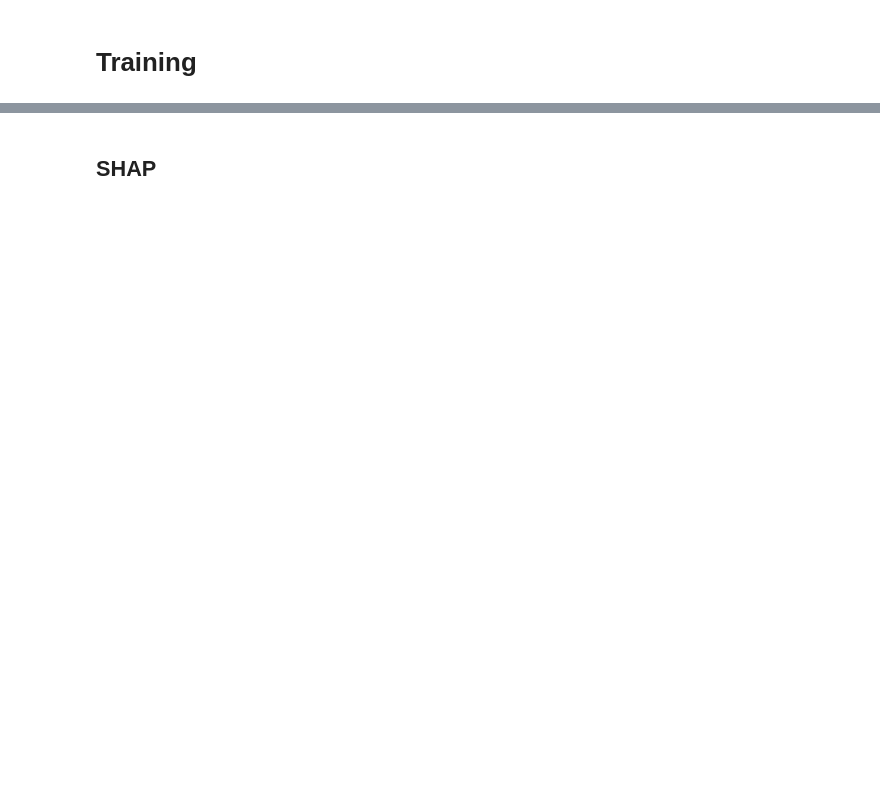
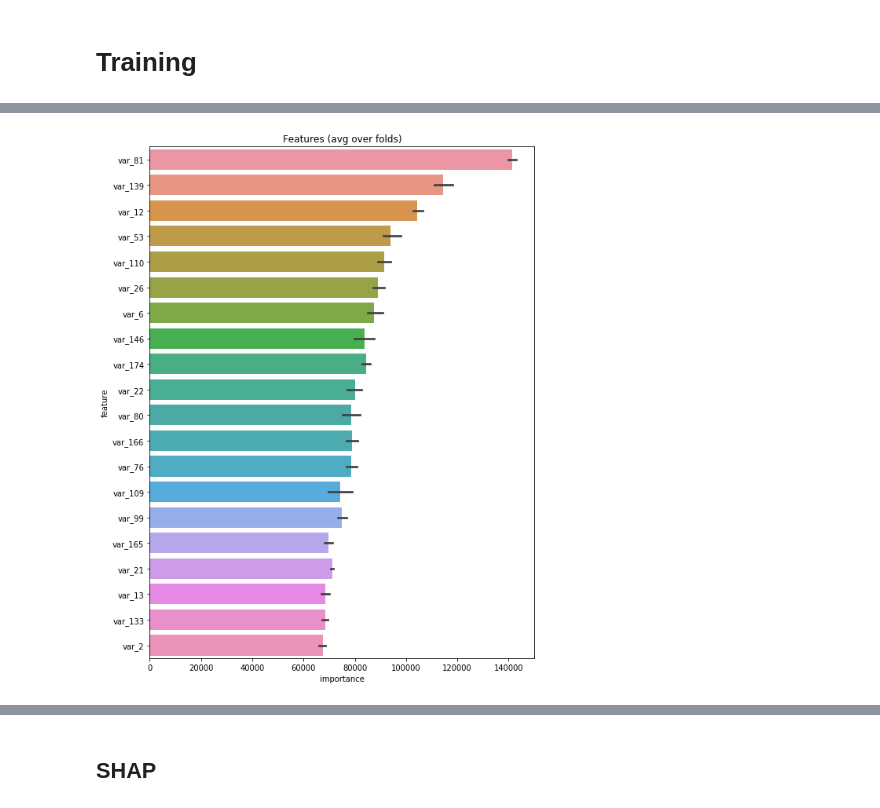
Before and after one commit to mlisovyi/KaggleSantander2019, a Jupyter notebook: Process.ipynb, the cells around one changed output, grey strips where cells are left out. Saved outputs shown, nothing was run; the diff lists cells and outputs as text; code cells hidden in the pictures; blank space fills up the shorter version.

Commit message:
update modelling

```diff
--- a/Process.ipynb
+++ b/Process.ipynb
@@ -64,9 +71,3 @@ df_trn.head()
 | 4 | train_4 | 0 | 9.835938 | -1.483398 | 12.875000 | 6.636719 | 12.273438 | 2.449219 | 5.941406 | 19.250000 | 6.265625 | ... |
 # %% [markdown]
 # FE
-# %%
-def apply_fe(df):
-    return df
-# %%
-df_trn = apply_fe(df_trn)
-df_tst = apply_fe(df_tst)
@@ -72,0 +102,7 @@ df_tst = apply_fe(df_tst)
+# %%
+from sklearn.preprocessing import RobustScaler, StandardScaler, MinMaxScaler
+ss = StandardScaler().fit(df_trn.iloc[:,2:])
+mm = MinMaxScaler().fit(df_trn.iloc[:,2:])
+
+df_trn, knn = apply_fe(df_trn.iloc[:,:], ss=ss, mm=mm, knn_dict={})
+df_tst, _ = apply_fe(df_tst, ss=ss, mm=mm, knn_dict=knn)
@@ -254,3 +362,81 @@ features_not2use = ['ID_code', 'target']
 #     kg.plot_var_for2classes(df_trn, v, bins=50,
 #                             target_name='target')
 #     plt.title(v)
+# %%
+feats = [c for c in df_trn.columns if c not in features_not2use]
+
+n_trn = None
+seed_cv = 31416
+
+mdls = {}
+results = {}
+y_oofs = {}
+fis = {}  # feature importances
+
+mlflow.set_experiment('HP_RS_Stratified')
+
+for name, (mdl, mdl_pars, fit_pars, y_, g_) in mdl_inputs.items():
+    for ps in par_sampler: # par_sampler
+        mdl_pars_ = copy.deepcopy(mdl_pars)
+        mdl_pars_.update(ps)
+        with mlflow.start_run(source_type=SourceType.NOTEBOOK):
+            print('--------------- {} -----------'.format(name))
+            mlflow.set_tag('model_name', name)
+            # Logging
+            for k, v in mdl_pars_.items():
+                mlflow.log_param(k, v)
+            if n_trn is not None:
+                mlflow.log_param('n_trn', n_trn)
+            mlflow.log_param('seed_cv', seed_cv)
+
+            mdl_, perf_eval_, y_oof_, fi_ = train_model_in_CV(
+                mdl,
+                df_trn[feats].iloc[:n_trn, :],
+                y_.iloc[:n_trn],
+                roc_auc_score,
+                metric_args={},
+                model_name=name,
+                opt_parameters_=mdl_pars_,
+                fit_params_=fit_pars,
+                n=n_cv,
+                seed=seed_cv,
+                verbose=2000, groups=g_,
+                mlf=mlflow, mlf_metric_name='AUC'
+            )
+            results[name] = perf_eval_
+            mdls[name] = mdl_
+            y_oofs[name] = y_oof_
+            fis[name] = fi_
+            print_perf_clf(name, perf_eval_)
+
+            # metrics
+            mlflow.log_metric("AUC", perf_eval_['score_i_ave'])
+            mlflow.log_metric("AUC_STD", perf_eval_['score_i_std'])
+#             for i in range(n_cv):
+#                 m = mdls['lgbm_base'][i][1]
+#                 for j in range(m.best_iteration_):
+#                     mlflow.log_metric("AUC_Fold{}".format(i), m.evals_result_['valid_1']['auc'][j])
+            fit_time_ave = np.mean(perf_eval_['fit_time'])
+            if hasattr(mdl_[0][1],'n_estimators'):
+                n_trees_ave = np.nanmean([m[1].n_estimators for m in mdl_])
+            if getattr(mdl_[0][1], 'best_iteration_', None) is not None:
+                n_trees_ave = np.nanmean([m[1].best_iteration_ for m in mdl_])
+            mlflow.log_metric('Time_sec', fit_time_ave)
+            mlflow.log_metric('N_trees', n_trees_ave)
+            mlflow.log_metric('Time_per_tree_msec', fit_time_ave / n_trees_ave * 1000)
+            # artifacts
+            # OOF
+            y_oof_.to_csv('out/oof.csv', index=False)
+            mlflow.log_artifact(os.getcwd()+'/out/oof.csv')
+            # Submission
+            sub = pd.DataFrame(index=df_tst['ID_code'])
+            sub['target'] = 0
+            for n, m in mdl_:
+                sub['target'] += m.predict_proba(df_tst[feats])[:,1]/n_cv
+            sub.to_csv('out/sub.csv', index=False)
+            mlflow.log_artifact(os.getcwd()+'/out/sub.csv')
+            #
+            for v in fis:
+                kg.display_importances(fis[v], n_feat=20, fout_name='out/fi.png')
+                mlflow.log_artifact(os.getcwd()+'/out/fi.png')
+# %% [output]
@@ -256,0 +460 @@ features_not2use = ['ID_code', 'target']
+[figure, added]
```
Also changed, not shown: parts of 21 cells of this notebook.
